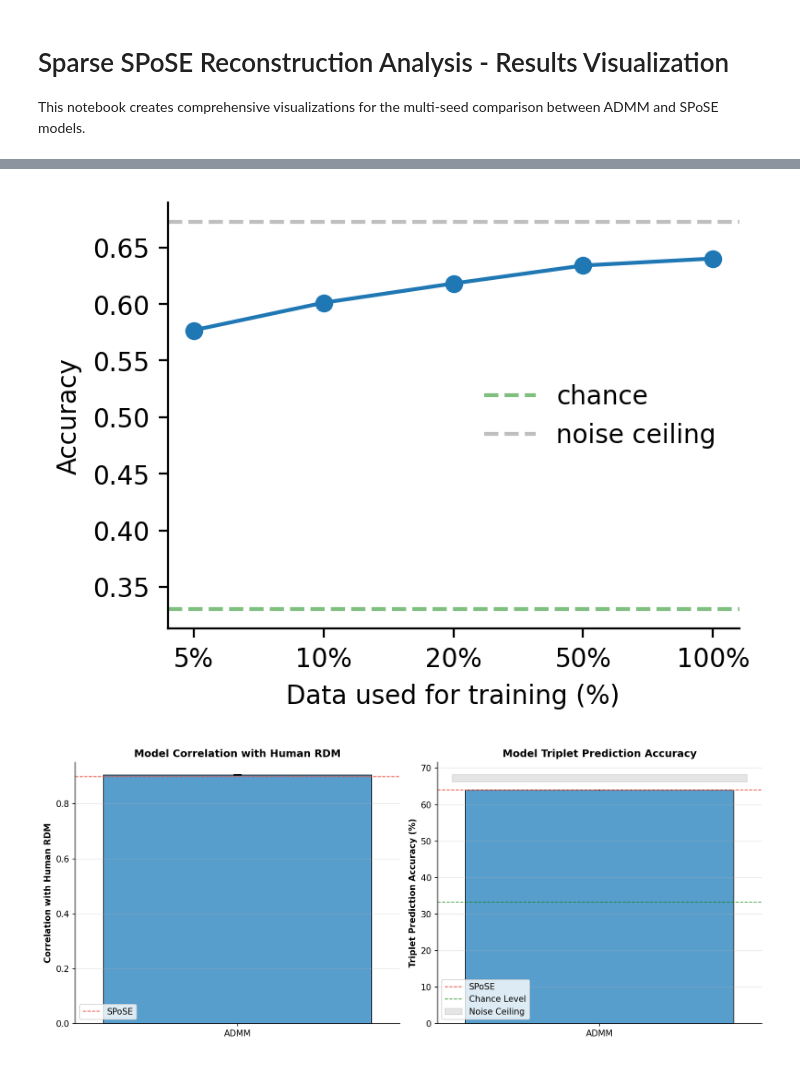
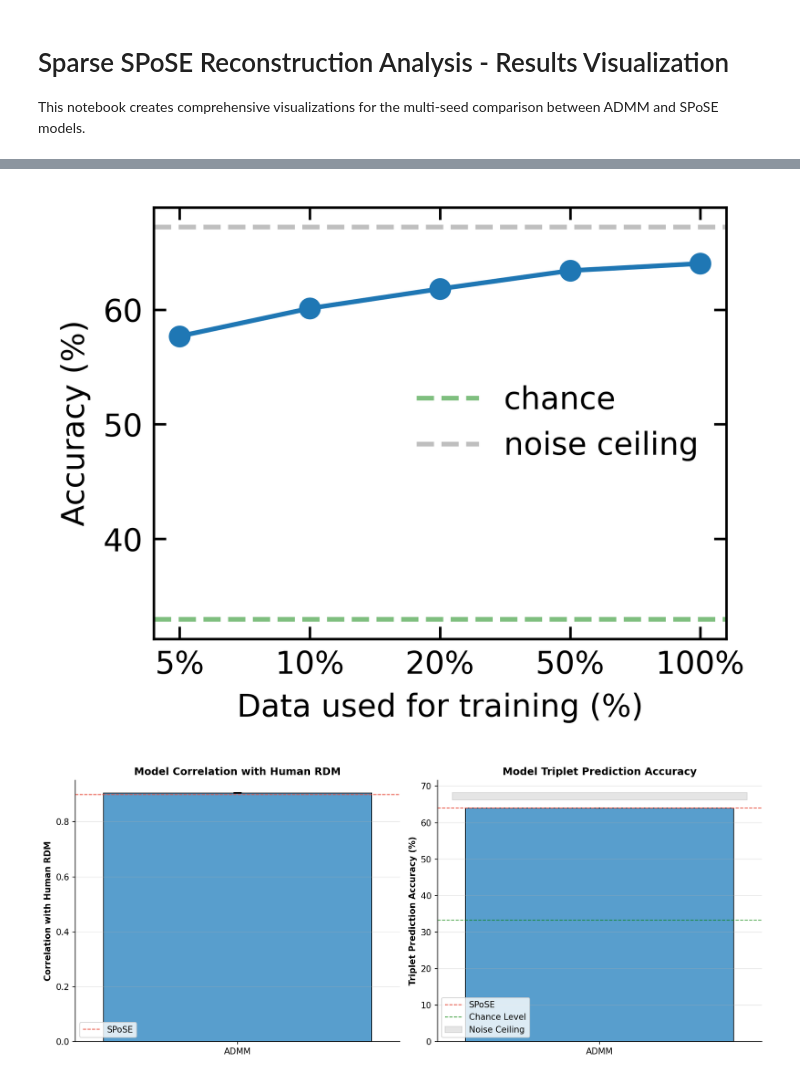
Before and after one commit to florianmahner/pysrf, a Jupyter notebook: notebooks/spose.ipynb, the cells around one changed output, grey strips where cells are left out. Cells and saved outputs as stored; diff of their text form; code cells hidden in the pictures.

```diff
--- a/notebooks/spose.ipynb
+++ b/notebooks/spose.ipynb
@@ -48,40 +56,52 @@ plt.show()
 # %%
-fig, ax = plt.subplots(figsize=(4, 3), dpi=200)
+fig, ax = plt.subplots(figsize=(3.3, 2.5), dpi=600)
 
 # Group by Data_Percentage and calculate mean and std
 grouped = (
     low_data_df.groupby("Data_Percentage")["Accuracy"]
     .agg(["mean", "std"])
     .reset_index()
 )
+
+# Convert accuracy to percentage
+grouped["mean"] = grouped["mean"] * 100
+grouped["std"] = grouped["std"] * 100
 
 # Create evenly spaced x positions
 x_positions = np.linspace(0, 1, len(grouped))
 
 # Plot mean line with error bars
 ax.errorbar(
     x_positions,
     grouped["mean"],
     yerr=grouped["std"],
     marker="o",
 )
 
-
-ax.set_ylabel("Accuracy")
-ax.set_xlabel("Data used for training (%)")
-ax.axhline(y=0.33, color="green", linestyle="--", alpha=0.5, label="chance")
-ax.axhline(y=0.6722, color="gray", linestyle="--", alpha=0.5, label="noise ceiling")
+ax.set_ylabel("Accuracy (%)", fontsize=7)
+ax.set_xlabel("Data used for training (%)", fontsize=7)
+ax.axhline(y=33, color="green", linestyle="--", alpha=0.5, label="chance", linewidth=1)
+ax.axhline(y=67.22, color="gray", linestyle="--", alpha=0.5, label="noise ceiling")
 
 # Set x-axis ticks and labels
 ax.set_xticks(x_positions)
 ax.set_xticklabels([f"{p*100:.0f}%" for p in grouped["Data_Percentage"]])
 
+ax.tick_params(
+    direction="in",
+    top=True,
+    right=True,
+    which="both",
+    labelsize=7,
+    length=4,
+)
+
 ax.legend(frameon=False)
-sns.despine()
 
 plt.show()
+fig.savefig("../results/spose/spose_low_data_accuracy.pdf", dpi=600, bbox_inches="tight")
 # %% [output]
-[figure, old version]
+[figure, new version]
 # %%
 # Create subplots for correlation and accuracy side by side
 fig, (ax1, ax2) = plt.subplots(1, 2, figsize=(12, 5), dpi=150)
```
Also changed, not shown: parts of 2 cells of this notebook, 8 other files.
